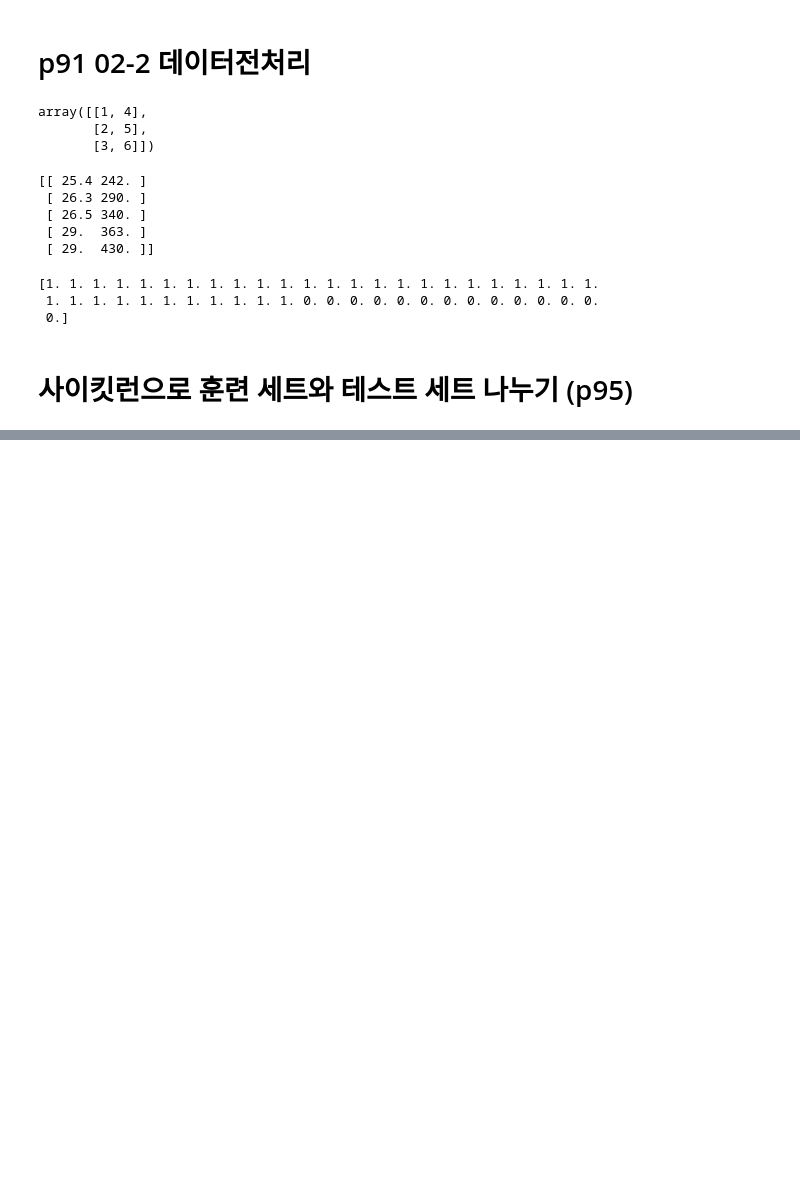
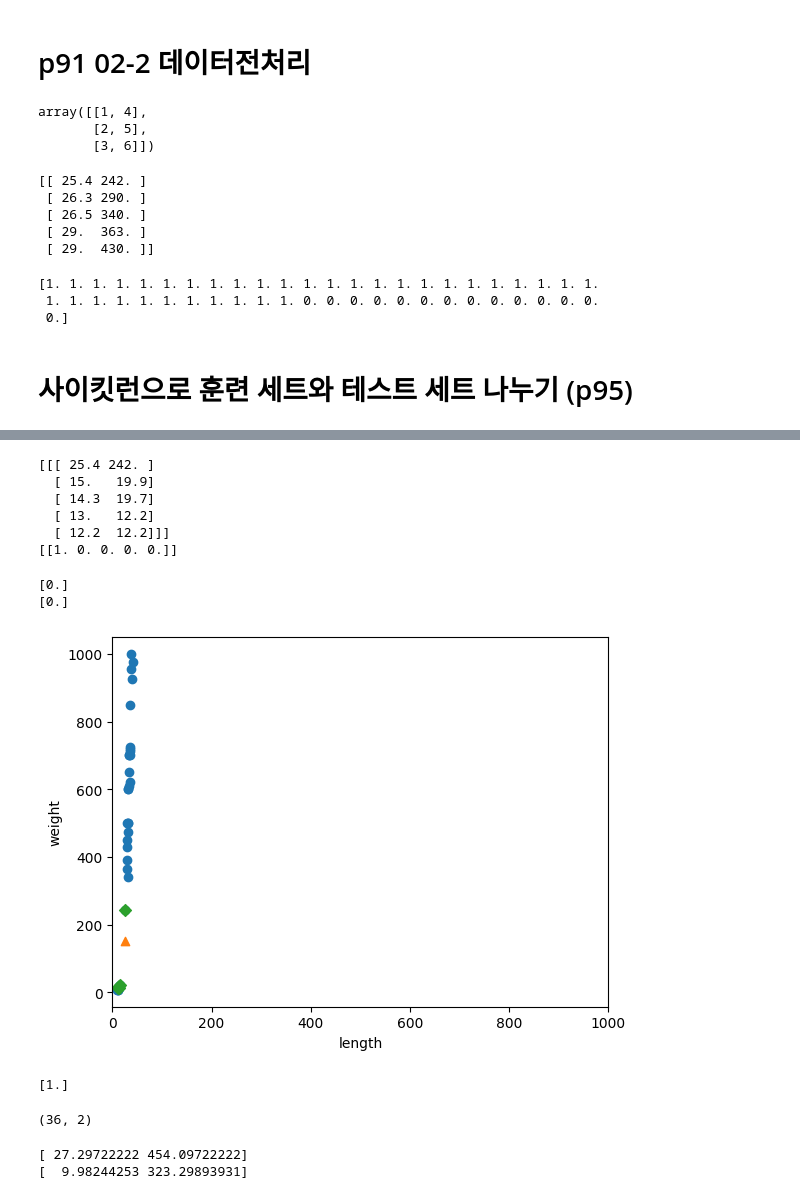
Before and after one commit to Jlim01/ML_Study, a Jupyter notebook: mlStudy01.ipynb, the cells around one changed output, grey strips where cells are left out. Saved outputs shown, nothing was run; the diff lists cells and outputs as text; code cells hidden in the pictures; blank space fills up the shorter version.

```diff
--- a/mlStudy01.ipynb
+++ b/mlStudy01.ipynb
@@ -307,0 +379,30 @@ print(fish_target)
+# %%
+print(train_input[indexes])
+print(train_target[indexes])
+# %% [output]
+[[[ 25.4 242. ]
+  [ 15.   19.9]
+  [ 14.3  19.7]
+  [ 13.   12.2]
+  [ 12.2  12.2]]]
+[[1. 0. 0. 0. 0.]]
+# %%
+print(kn.predict([[25,150]]))
+print(kn.predict([[35,150]]))
+# %% [output]
+[0.]
+[0.]
+# %%
+plt.scatter(train_input[:, 0], train_input[:, 1])
+plt.scatter(25, 150, marker='^')
+plt.scatter(train_input[indexes, 0], train_input[indexes, 1], marker = 'D')
+plt.xlim((0,1000))
+plt.xlabel('length')
+plt.ylabel('weight')
+plt.show()
+# %% [output]
+[figure, added]
+# %%
+print(kn.predict([[25, 200]]))
+# %% [output]
+[1.]
@@ -307,0 +412,10 @@ print(fish_target)
+# %%
+print(train_input.shape)
+# %% [output]
+(36, 2)
+# %%
+print(mean)
+print(std)
+# %% [output]
+[ 27.29722222 454.09722222]
+[  9.98244253 323.29893931]
```
Also changed, not shown: parts of 28 cells of this notebook.
